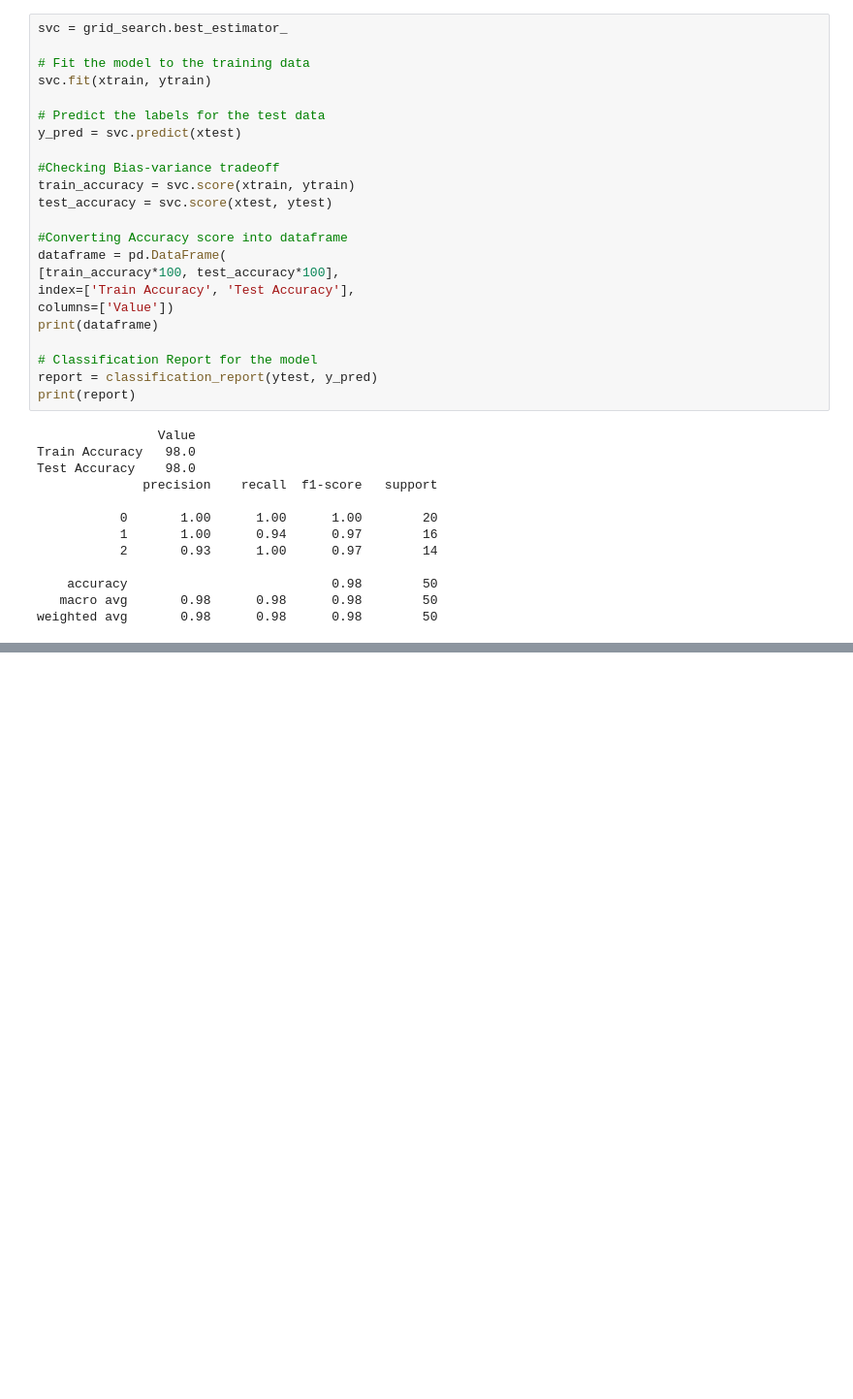
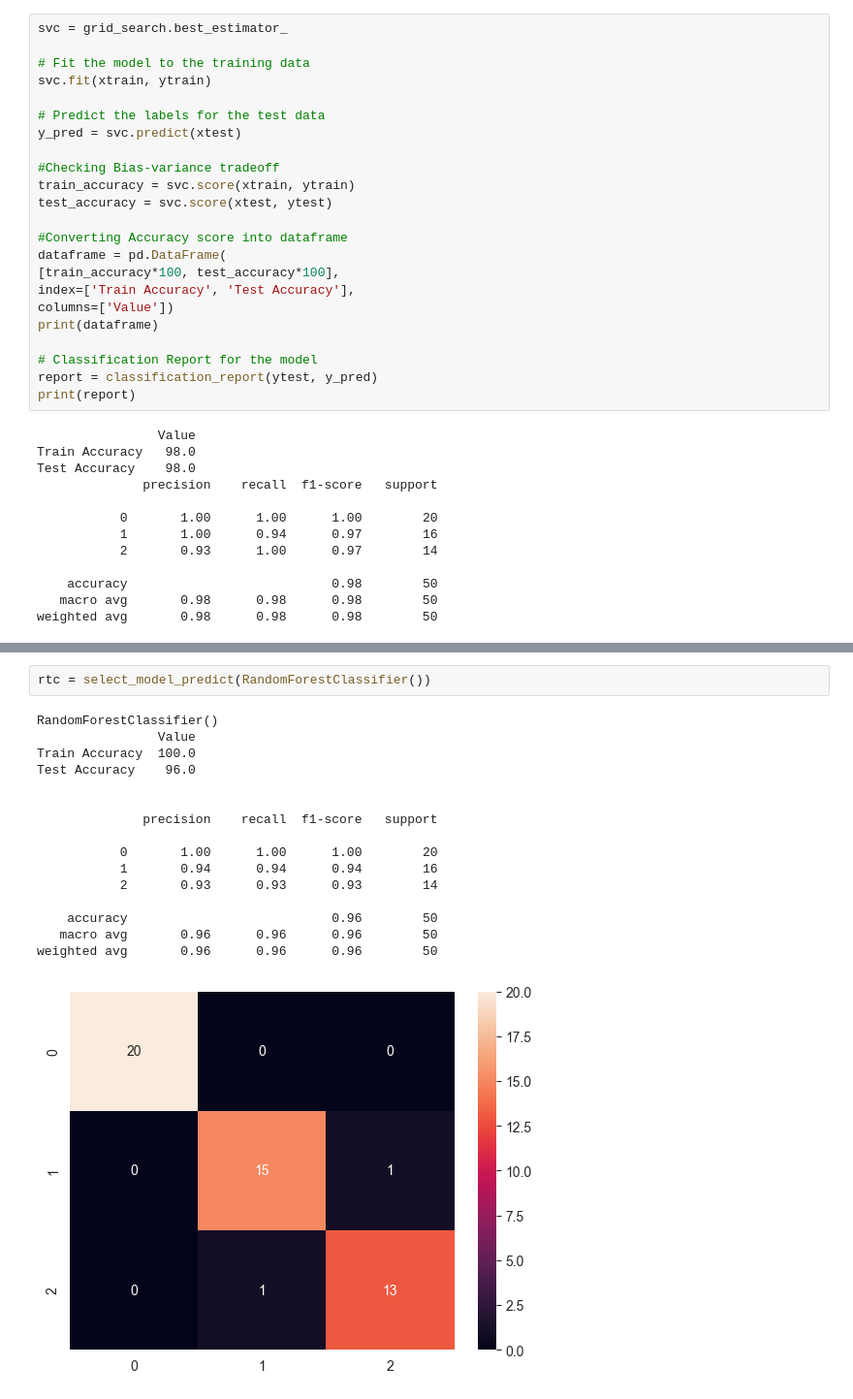
Before and after one commit to SwagAbyss/SwagML, a Jupyter notebook: Projects/iris/Iris_species_prediction.ipynb, the cells around one changed output, grey strips where cells are left out. Shown at 97% size. Saved outputs shown, nothing was run; the diff lists cells and outputs as text; blank space fills up the shorter version.

```diff
--- a/Projects/iris/Iris_species_prediction.ipynb
+++ b/Projects/iris/Iris_species_prediction.ipynb
@@ -358,0 +428,19 @@ weighted avg       0.98      0.98      0.98        50
+# %%
+rtc = select_model_predict(RandomForestClassifier())
+# %% [output]
+RandomForestClassifier()
+                Value
+Train Accuracy  100.0
+Test Accuracy    96.0
+
+
+              precision    recall  f1-score   support
+
+           0       1.00      1.00      1.00        20
+           1       0.94      0.94      0.94        16
+           2       0.93      0.93      0.93        14
+
+    accuracy                           0.96        50
+   macro avg       0.96      0.96      0.96        50
+weighted avg       0.96      0.96      0.96        50
+[figure, added]
```
Also changed, not shown: parts of 5 cells of this notebook.
